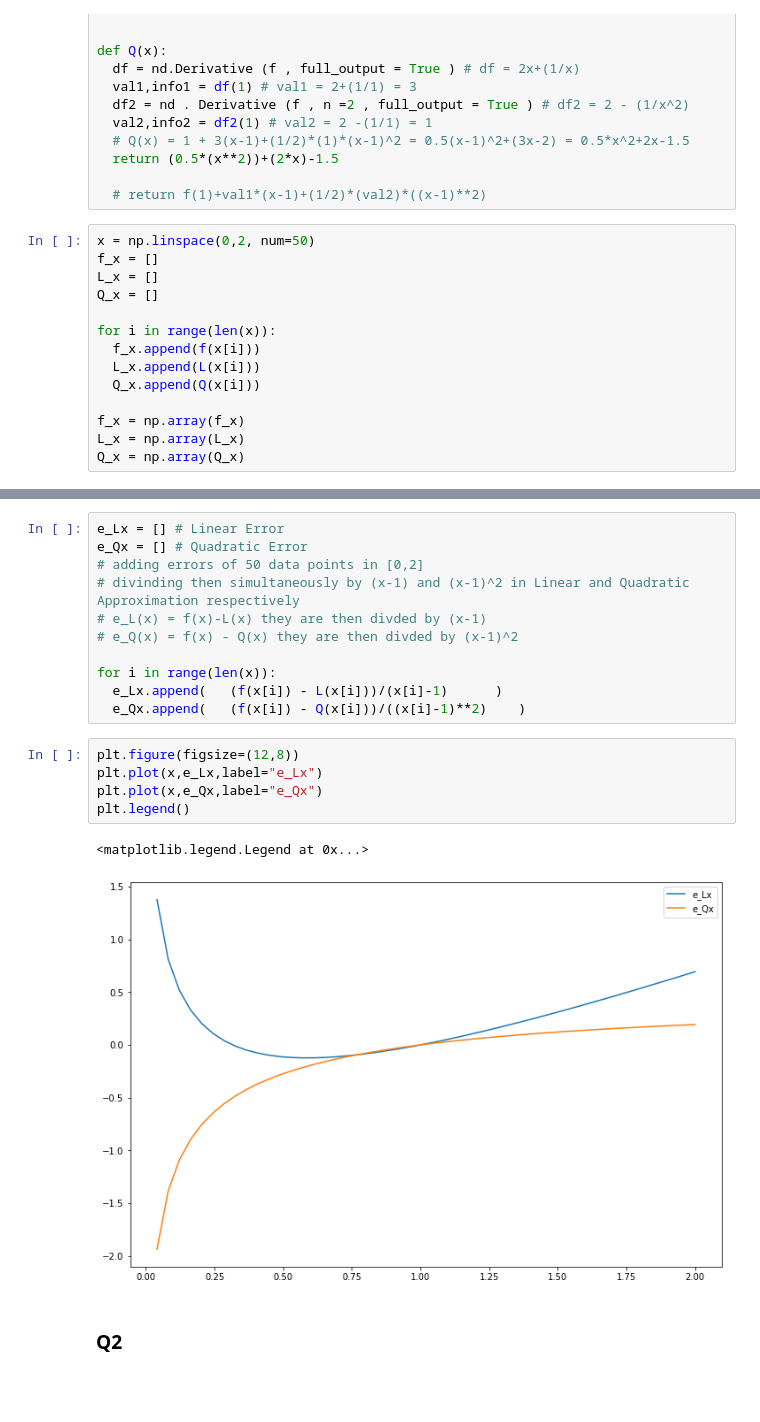
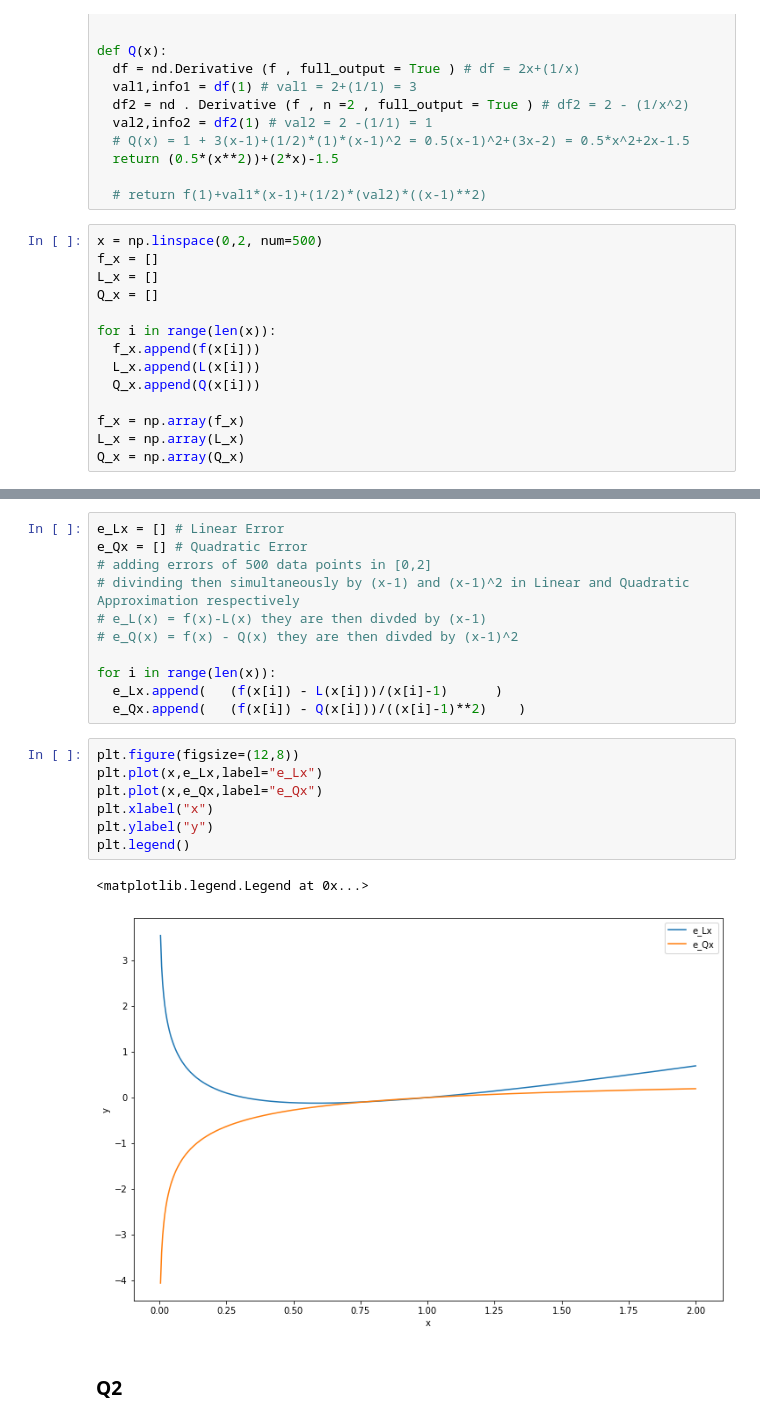
Before and after one commit to IshitBajpai/Scientific--computing, a Jupyter notebook: 2020380_IshitBajpai_COO_A1.ipynb, the cells around one changed output, grey strips where cells are left out. Drawn from its saved outputs; the diff is of its cells as text; blank space fills up the shorter version.

```diff
--- a/2020380_IshitBajpai_COO_A1.ipynb
+++ b/2020380_IshitBajpai_COO_A1.ipynb
@@ -42,7 +39,7 @@ def Q(x):
 
   # return f(1)+val1*(x-1)+(1/2)*(val2)*((x-1)**2)
 # %%
-x = np.linspace(0,2, num=50)
+x = np.linspace(0,2, num=500)
 f_x = []
 L_x = []
 Q_x = []
@@ -67,7 +66,7 @@ plt.legend()
 # %%
 e_Lx = [] # Linear Error
 e_Qx = [] # Quadratic Error
-# adding errors of 50 data points in [0,2]
+# adding errors of 500 data points in [0,2]
 # divinding then simultaneously by (x-1) and (x-1)^2 in Linear and Quadratic Approximation respectively
 # e_L(x) = f(x)-L(x) they are then divded by (x-1)
 # e_Q(x) = f(x) - Q(x) they are then divded by (x-1)^2
@@ -78,11 +77,13 @@ for i in range(len(x)):
 # %%
 plt.figure(figsize=(12,8))
 plt.plot(x,e_Lx,label="e_Lx")
 plt.plot(x,e_Qx,label="e_Qx")
+plt.xlabel("x")
+plt.ylabel("y")
 plt.legend()
 # %% [output]
 <matplotlib.legend.Legend at 0x...>
-[figure, old version]
+[figure, new version]
 # %% [markdown]
 ### **Q2**
 # %% [markdown]
```
Also changed, not shown: parts of 7 cells of this notebook.
